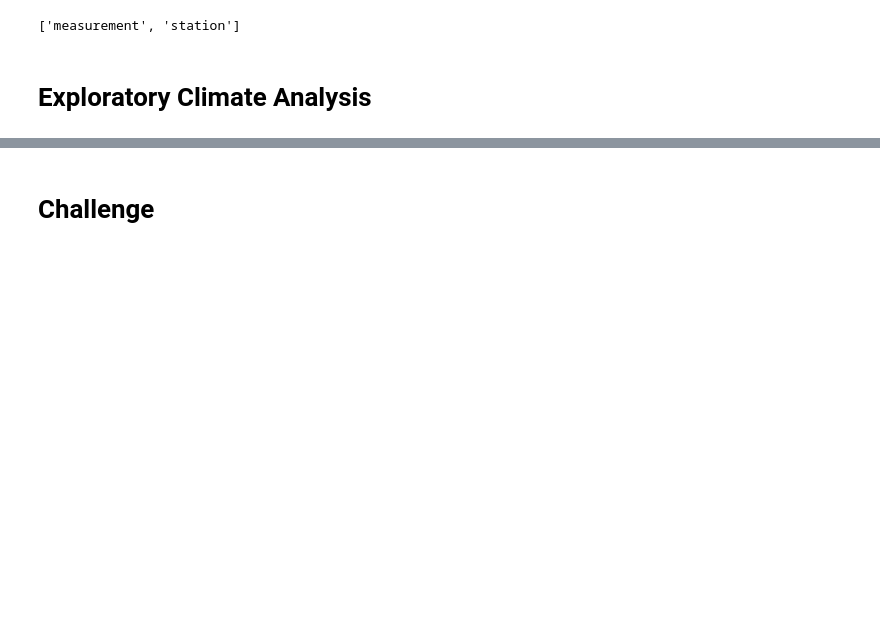
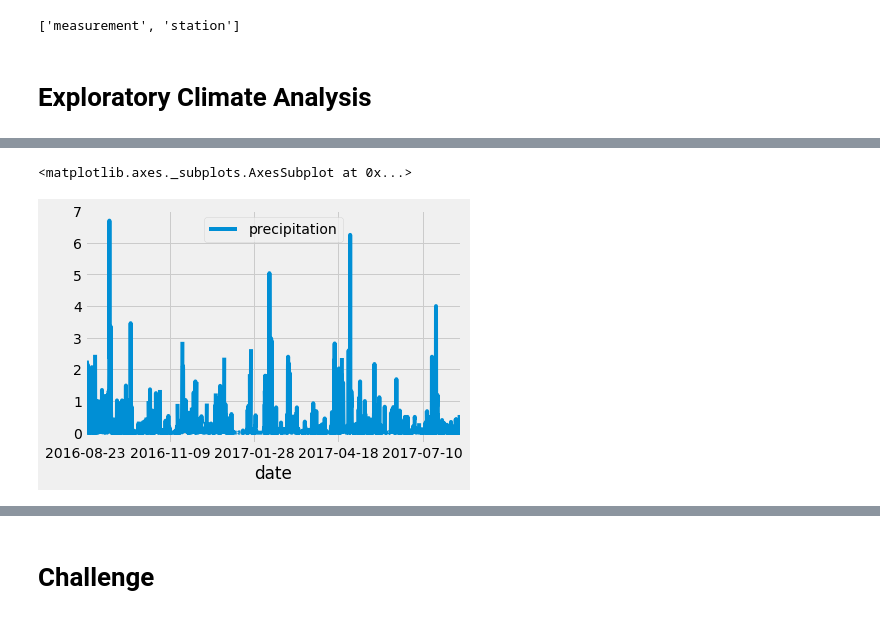
Before and after one commit to MauroBarron/surfs_up, a Jupyter notebook: climate_analysis.ipynb, the cells around one changed output, grey strips where cells are left out. Cells and saved outputs as stored; diff of their text form; code cells hidden in the pictures; blank space fills up the shorter version.

```diff
--- a/climate_analysis.ipynb
+++ b/climate_analysis.ipynb
@@ -38,15 +43,41 @@ session = Session(engine)
 # %% [markdown]
 # Exploratory Climate Analysis
 # %%
-# Design a query to retrieve the last 12 months of precipitation data and plot the results.
+### Design a query to retrieve the last 12 months of precipitation data and plot the results.
+
 #Starting from the last data point in the database.
 
 # Calculate the date one year from the last date in data set.
+prev_year = dt.date(2017, 8, 23) - dt.timedelta(days=365)
 
-# Perform a query to retrieve the data and precipitation scores
+## Perform a query to retrieve the date and precipitation scores
+ # declares the variable
+results = []
+
+# defines the variable to query measurement date and precipitation scores
+results = session.query(Measurement.date, Measurement.prcp) # queries the data
+
+# filter the query so data is great than our starting point of previous year.  Using chaining.
+results = session.query(Measurement.date, Measurement.prcp).filter(Measurement.date >= prev_year)
+
+# view the data
+#print(results.all()) #
+
+# # chain the .all() to get results in a list
+results = session.query(Measurement.date, Measurement.prcp).filter(Measurement.date >= prev_year).all()
+#print(results)
 
 # Save the query results as a Pandas DataFrame and set the index to the date column
+df = pd.DataFrame(results, columns=['date','precipitation'])
+df.set_index(df['date'], inplace=True)
+
+# View the DF
+#print(df)
+
+# View the DF without the index
+#print(df.to_string(index=False))
 
 # Sort the dataframe by date
+df = df.sort_index()
 
-# Use Pandas Plotting with Matplotlib to plot the data
+print(df.to_string(index=False))
@@ -53 +102,7 @@ session = Session(engine)
+# %%
+# Use Pandas Plotting with Matplotlib to plot the data
+df.plot(x='date', y='precipitation')
+# %% [output]
+<matplotlib.axes._subplots.AxesSubplot at 0x...>
+[figure, added]
 # %%
```
Also changed, not shown: parts of 6 cells of this notebook.
